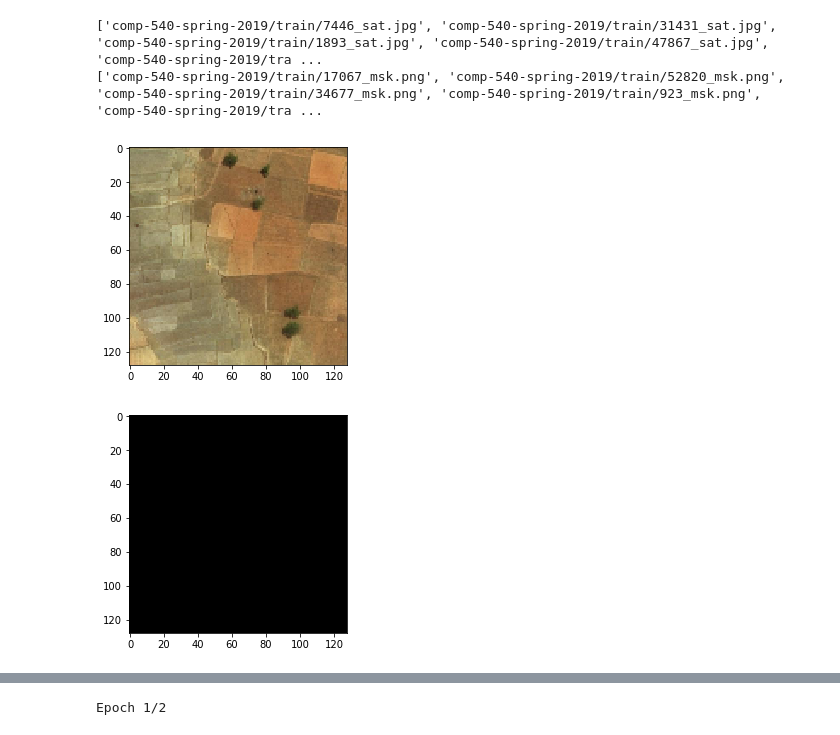
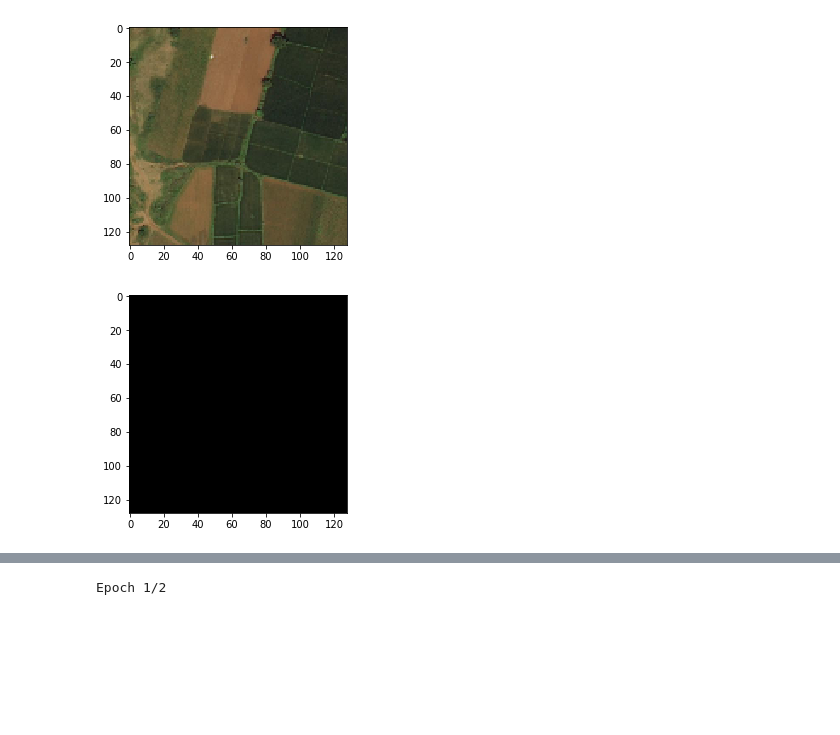
Before and after one commit to santitellez/Term_Project_st41_eps2, a Jupyter notebook: Keras Tutorial.ipynb, the cells around one changed output, grey strips where cells are left out. Saved outputs shown, nothing was run; the diff lists cells and outputs as text; code cells hidden in the pictures; blank space fills up the shorter version.

```diff
--- a/Keras Tutorial.ipynb
+++ b/Keras Tutorial.ipynb
@@ -1,4 +1,5 @@
 # %%
+import numpy as np
 from glob import glob
 import os
 
@@ -8,11 +9,6 @@ glob_train_masks = os.path.join(path_to_train, '*_msk.png')
 
 train_img_paths = glob(glob_train_imgs)
 train_mask_paths = glob(glob_train_masks)
-print(train_img_paths[:10])
-print(train_mask_paths[:10])
-# %% [output]
-['comp-540-spring-2019/train/7446_sat.jpg', 'comp-540-spring-2019/train/31431_sat.jpg', 'comp-540-spring-2019/train/1893_sat.jpg', 'comp-540-spring-2019/train/47867_sat.jpg', 'comp-540-spring-2019/tra ...
-['comp-540-spring-2019/train/17067_msk.png', 'comp-540-spring-2019/train/52820_msk.png', 'comp-540-spring-2019/train/34677_msk.png', 'comp-540-spring-2019/train/923_msk.png', 'comp-540-spring-2019/tra ...
 # %%
 from skimage.io import imread
 from skimage.transform import resize
@@ -48,17 +44,17 @@ def image_gen(img_paths, img_size=(128, 128)):
 # %%
 import matplotlib.pyplot as plt
 
 
 ig = image_gen(train_img_paths)
 
 first_img, first_mask = next(ig)
 second_img, second_mask = next(ig)
 third_img, third_mask = next(ig)
 
-plt.imshow(first_img)
+plt.imshow(second_img)
 plt.show()
-plt.imshow(first_mask, cmap='gray')
+plt.imshow(second_mask, cmap='gray')
 plt.show()
 # %% [output]
-[figure, old version]
+[figure, new version]
 [figure]
```
Also changed, not shown: parts of 2 cells of this notebook.
